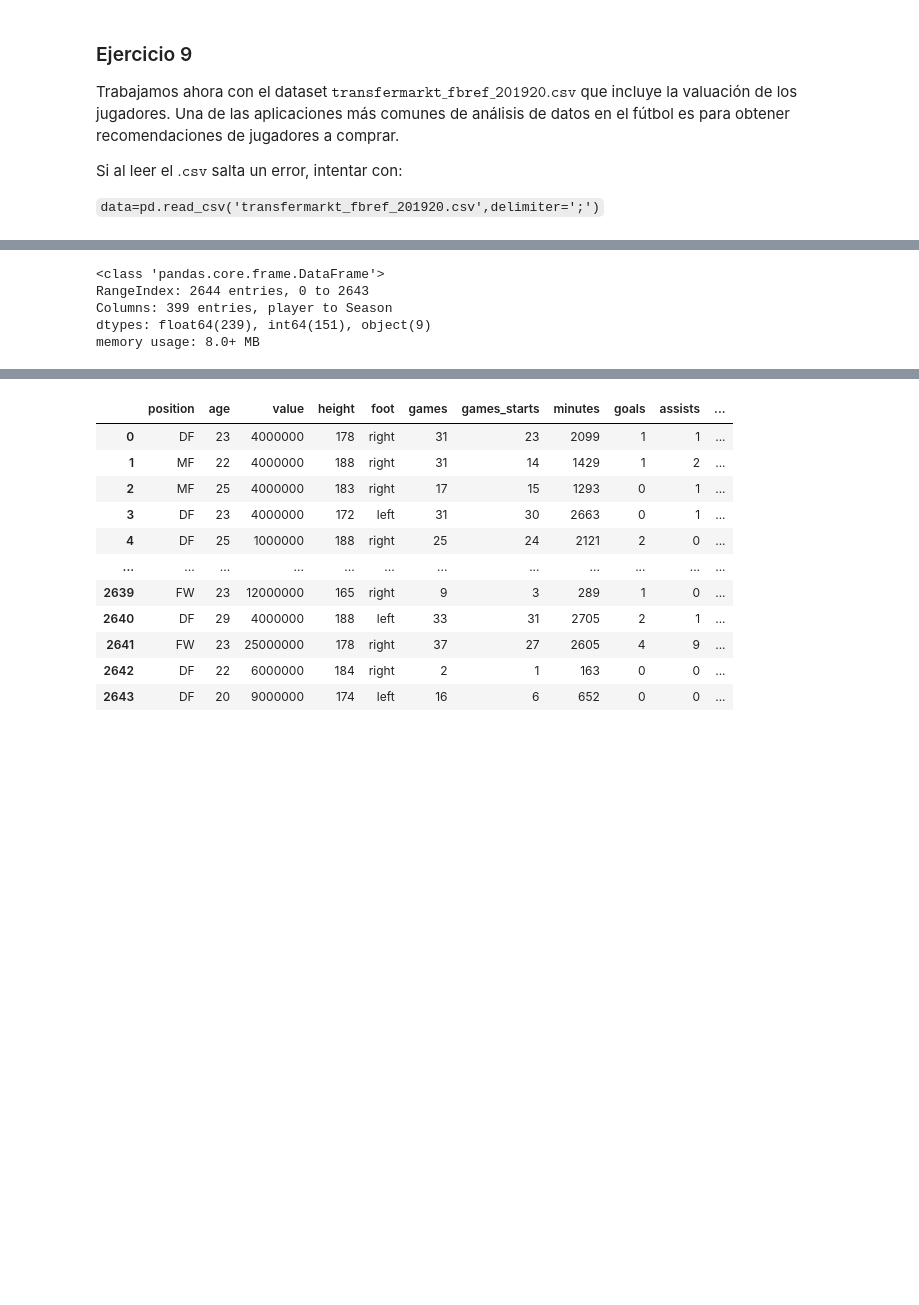
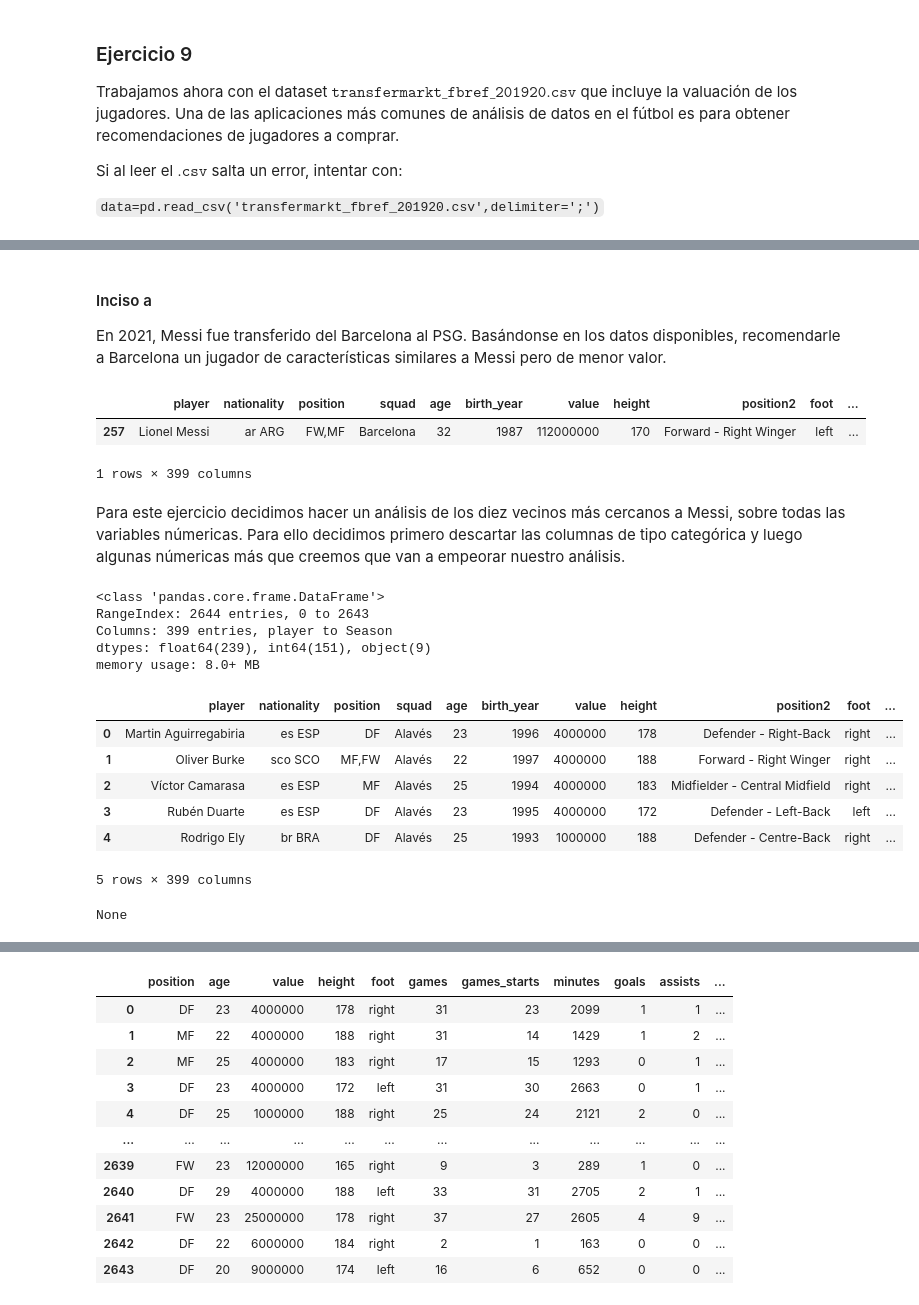
Before and after one commit to faustomartinez/tp2-ldd, a Jupyter notebook: tp2.ipynb, the cells around one changed output, grey strips where cells are left out. Saved outputs shown, nothing was run; the diff lists cells and outputs as text; code cells hidden in the pictures; blank space fills up the shorter version.

Commit message:
Añado lo necesario para el punto 9, falta elegir modelos, también trate de solucionar algunos Issues

```diff
--- a/tp2.ipynb
+++ b/tp2.ipynb
@@ -870,8 +936,0 @@ columnasAborrar = ["CLBestScorer", "player", "nationality", "squad", "position2"
-# %%
-tmarket.info()
-# %% [output]
-<class 'pandas.core.frame.DataFrame'>
-RangeIndex: 2644 entries, 0 to 2643
-Columns: 399 entries, player to Season
-dtypes: float64(239), int64(151), object(9)
-memory usage: 8.0+ MB
@@ -879,0 +937,28 @@ columnas_object = tmarket.select_dtypes(include='object')
+# %% [markdown]
+#### Inciso a
+
+En 2021, Messi fue transferido del Barcelona al PSG. Basándonse en los datos disponibles, recomendarle a Barcelona un jugador de características similares a Messi pero de menor valor.
+# %%
+tmarket[tmarket["player"] == "Lionel Messi"]
+# %% [output]
+|  | player | nationality | position | squad | age | birth_year | value | height | position2 | foot | ... |
+| 257 | Lionel Messi | ar ARG | FW,MF | Barcelona | 32 | 1987 | 112000000 | 170 | Forward - Right Winger | left | ... |
+1 rows × 399 columns
+# %% [markdown]
+Para este ejercicio decidimos hacer un análisis de los diez vecinos más cercanos a Messi, sobre todas las variables númericas. Para ello decidimos primero descartar las columnas de tipo categórica y luego algunas númericas más que creemos que van a empeorar nuestro análisis.
+# %%
+display(tmarket.head(), tmarket.info())
+# %% [output]
+<class 'pandas.core.frame.DataFrame'>
+RangeIndex: 2644 entries, 0 to 2643
+Columns: 399 entries, player to Season
+dtypes: float64(239), int64(151), object(9)
+memory usage: 8.0+ MB
+|  | player | nationality | position | squad | age | birth_year | value | height | position2 | foot | ... |
+| 0 | Martin Aguirregabiria | es ESP | DF | Alavés | 23 | 1996 | 4000000 | 178 | Defender - Right-Back | right | ... |
+| 1 | Oliver Burke | sco SCO | MF,FW | Alavés | 22 | 1997 | 4000000 | 188 | Forward - Right Winger | right | ... |
+| 2 | Ví­ctor Camarasa | es ESP | MF | Alavés | 25 | 1994 | 4000000 | 183 | Midfielder - Central Midfield | right | ... |
+| 3 | Rubén Duarte | es ESP | DF | Alavés | 23 | 1995 | 4000000 | 172 | Defender - Left-Back | left | ... |
+| 4 | Rodrigo Ely | br BRA | DF | Alavés | 25 | 1993 | 1000000 | 188 | Defender - Centre-Back | right | ... |
+5 rows × 399 columns
+None
```
Also changed, not shown: parts of 28 cells of this notebook.
